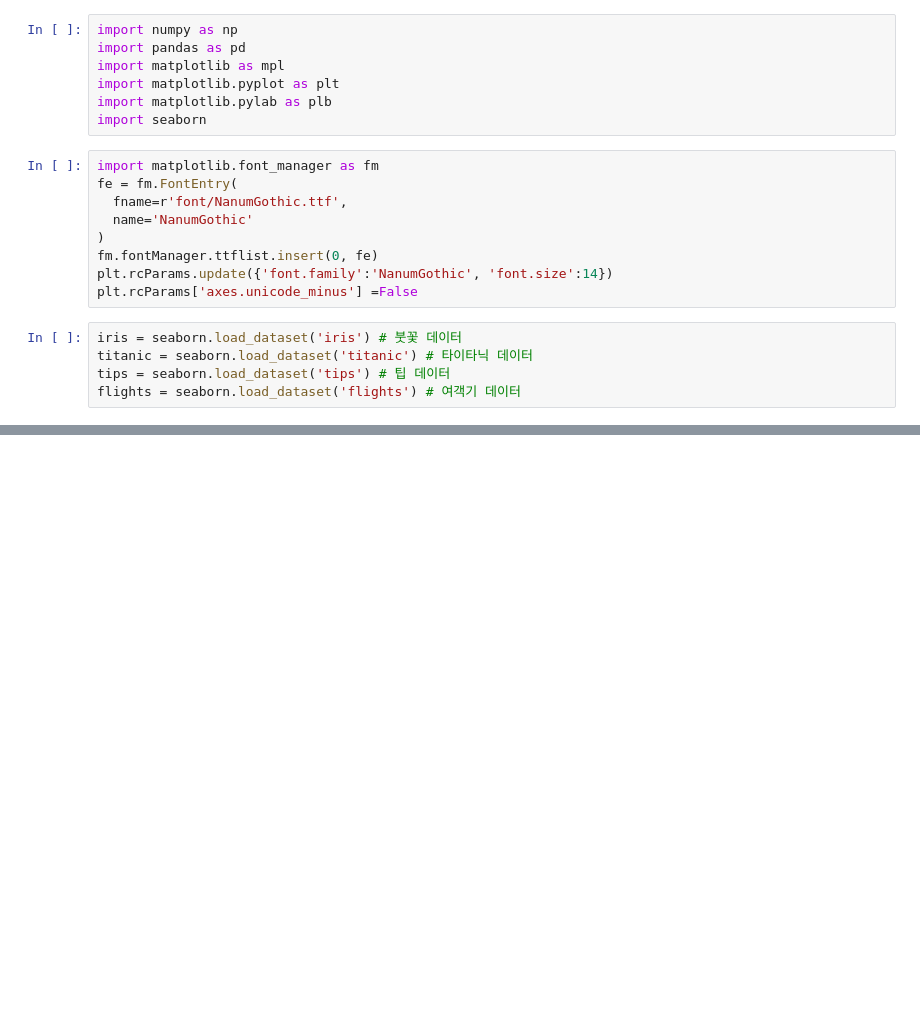
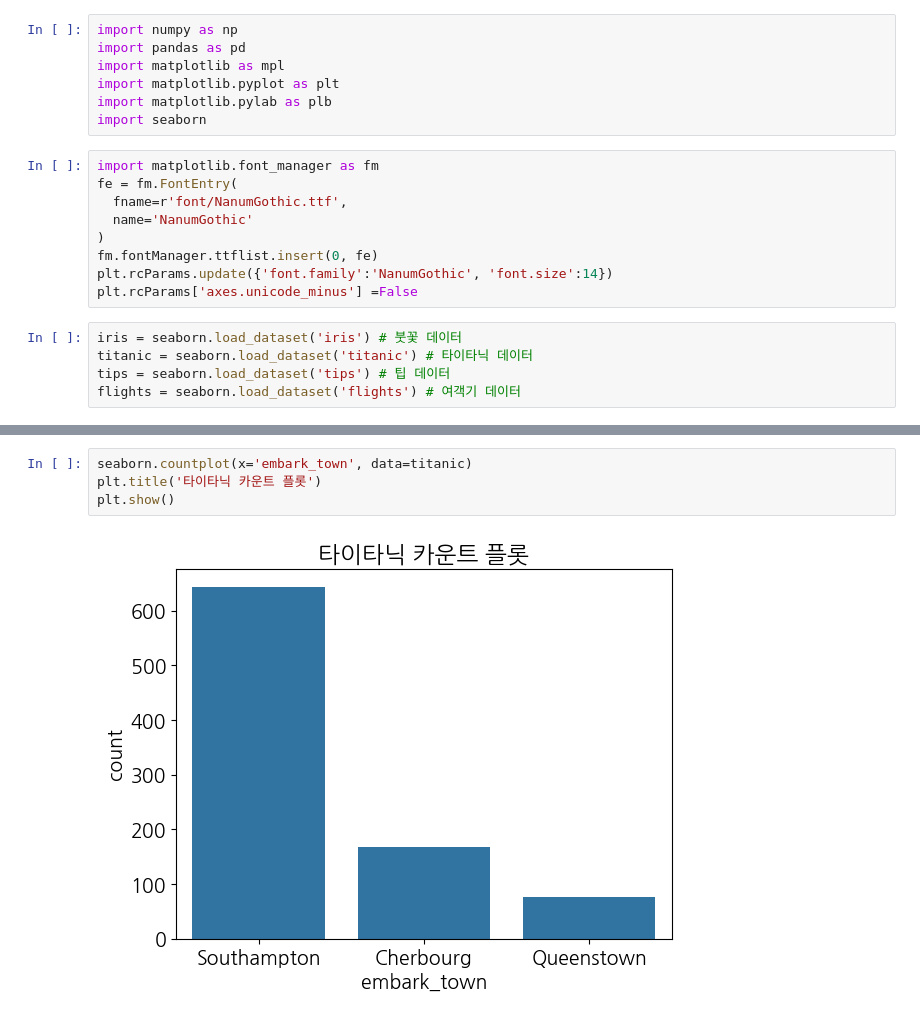
Before and after one commit to ahndb/aws_phyhon_240215, a Jupyter notebook: matplotlib_visualize_data/0304/d_matplotlib_example.ipynb, the cells around one changed output, grey strips where cells are left out. Saved outputs shown, nothing was run; the diff lists cells and outputs as text; blank space fills up the shorter version.

```diff
--- a/matplotlib_visualize_data/0304/d_matplotlib_example.ipynb
+++ b/matplotlib_visualize_data/0304/d_matplotlib_example.ipynb
@@ -21,0 +65,6 @@ flights = seaborn.load_dataset('flights') # 여객기 데이터
+# %%
+seaborn.countplot(x='embark_town', data=titanic)
+plt.title('타이타닉 카운트 플롯')
+plt.show()
+# %% [output]
+[figure, added]
```
Also changed, not shown: parts of 16 cells of this notebook, 1 other file.
